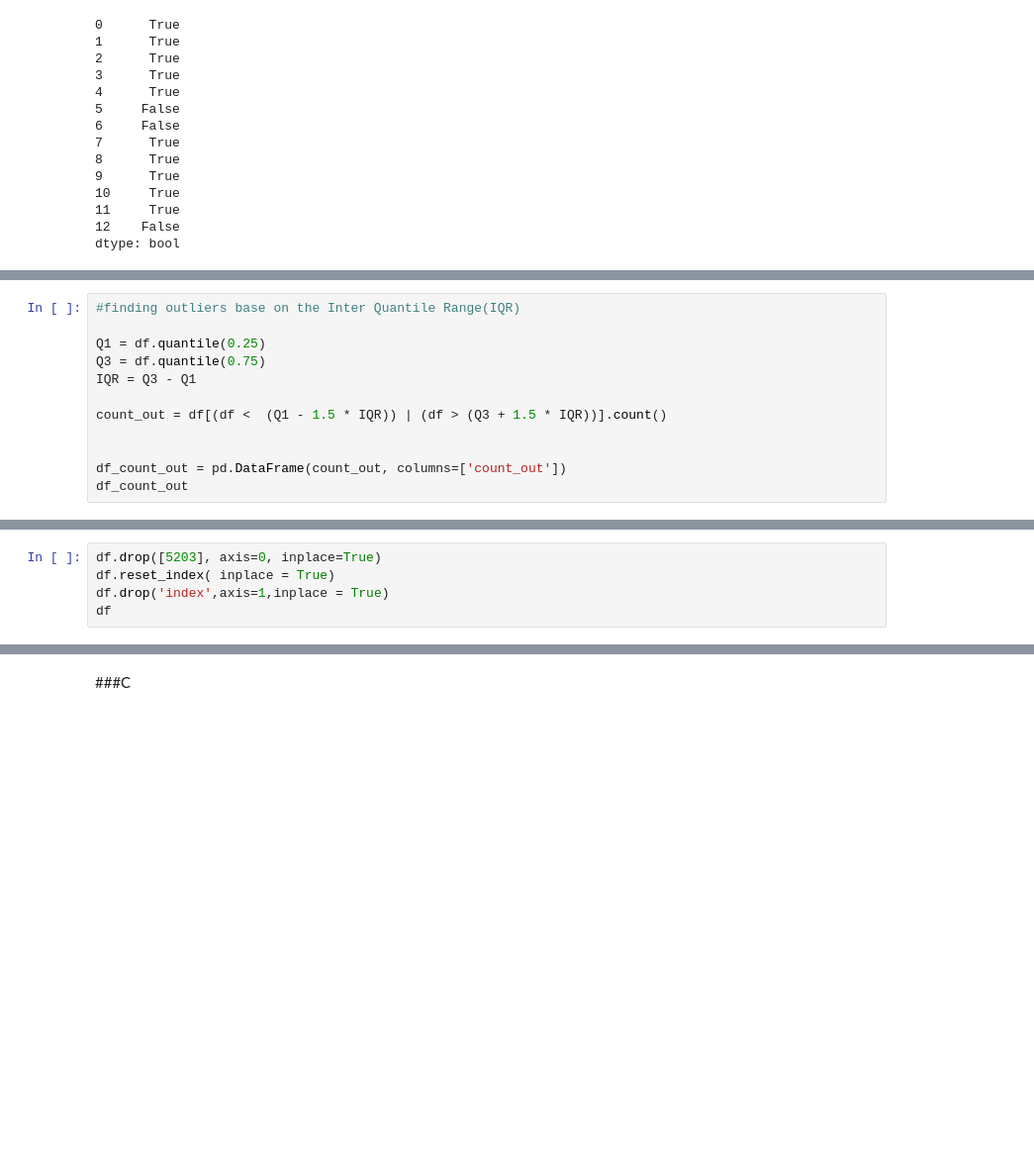
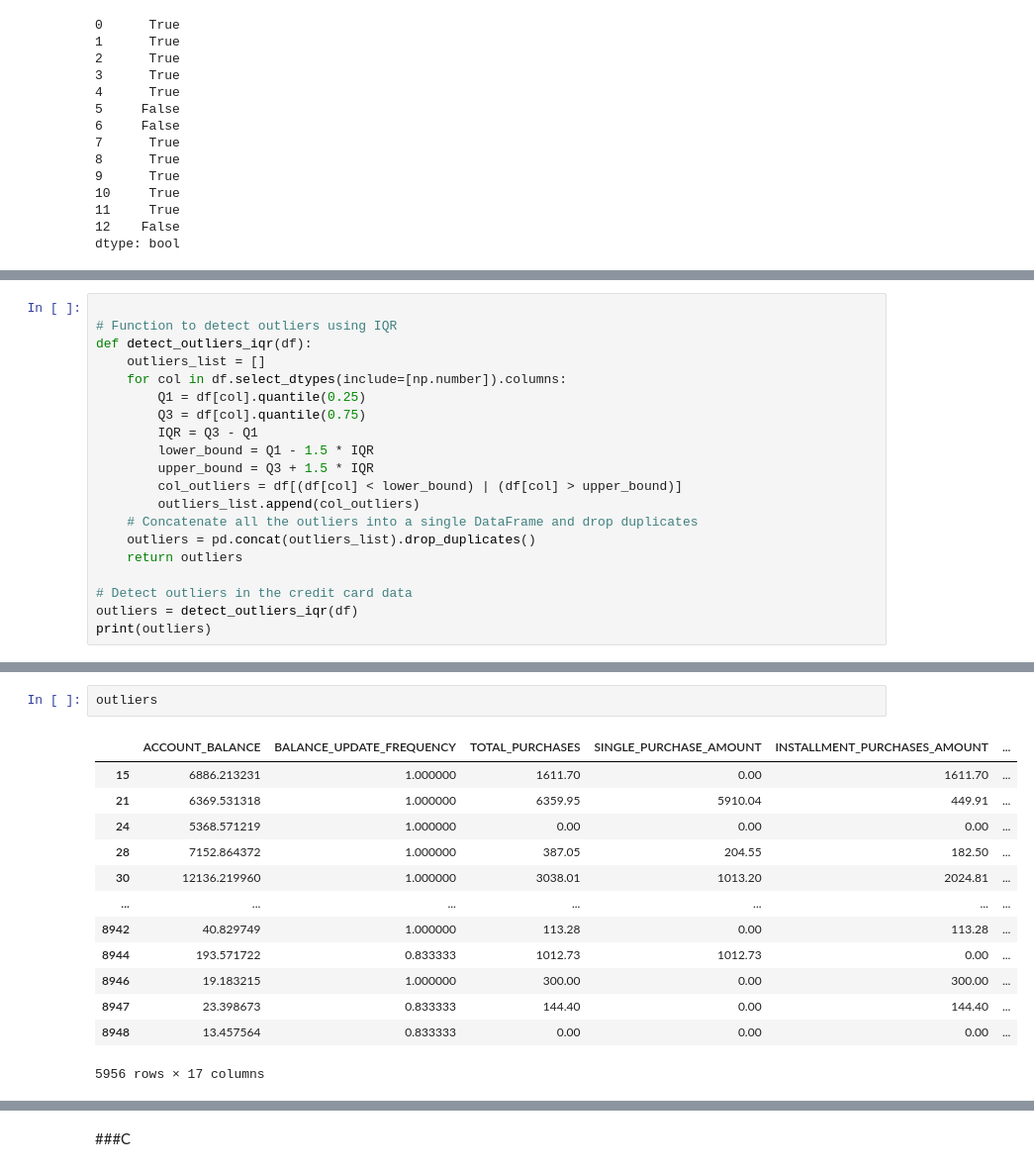
Before and after one commit to garfield-gray/DataMining, a Jupyter notebook: Clustering_Methods.ipynb, the cells around one changed output, grey strips where cells are left out. Shown at 99% size. Saved outputs shown, nothing was run; the diff lists cells and outputs as text; blank space fills up the shorter version.

Commit message:
Playing with data Done

```diff
--- a/Clustering_Methods.ipynb
+++ b/Clustering_Methods.ipynb
@@ -203,12 +148,0 @@ for i in range (len(df.columns)-1):
-# %%
-#finding outliers base on the Inter Quantile Range(IQR)
-
-Q1 = df.quantile(0.25)
-Q3 = df.quantile(0.75)
-IQR = Q3 - Q1
-
-count_out = df[(df <  (Q1 - 1.5 * IQR)) | (df > (Q3 + 1.5 * IQR))].count()
-
-
-df_count_out = pd.DataFrame(count_out, columns=['count_out'])
-df_count_out
@@ -250,5 +148,0 @@ df[nulls_value]
-# %%
-df.drop([5203], axis=0, inplace=True)
-df.reset_index( inplace = True)
-df.drop('index',axis=1,inplace = True)
-df
@@ -268,0 +149,20 @@ df
+# %%
+
+# Function to detect outliers using IQR
+def detect_outliers_iqr(df):
+    outliers_list = []
+    for col in df.select_dtypes(include=[np.number]).columns:
+        Q1 = df[col].quantile(0.25)
+        Q3 = df[col].quantile(0.75)
+        IQR = Q3 - Q1
+        lower_bound = Q1 - 1.5 * IQR
+        upper_bound = Q3 + 1.5 * IQR
+        col_outliers = df[(df[col] < lower_bound) | (df[col] > upper_bound)]
+        outliers_list.append(col_outliers)
+    # Concatenate all the outliers into a single DataFrame and drop duplicates
+    outliers = pd.concat(outliers_list).drop_duplicates()
+    return outliers
+
+# Detect outliers in the credit card data
+outliers = detect_outliers_iqr(df)
+print(outliers)
@@ -268,0 +187,16 @@ df
+# %%
+outliers
+# %% [output]
+|  | ACCOUNT_BALANCE | BALANCE_UPDATE_FREQUENCY | TOTAL_PURCHASES | SINGLE_PURCHASE_AMOUNT | INSTALLMENT_PURCHASES_AMOUNT | ... |
+| 15 | 6886.213231 | 1.000000 | 1611.70 | 0.00 | 1611.70 | ... |
+| 21 | 6369.531318 | 1.000000 | 6359.95 | 5910.04 | 449.91 | ... |
+| 24 | 5368.571219 | 1.000000 | 0.00 | 0.00 | 0.00 | ... |
+| 28 | 7152.864372 | 1.000000 | 387.05 | 204.55 | 182.50 | ... |
+| 30 | 12136.219960 | 1.000000 | 3038.01 | 1013.20 | 2024.81 | ... |
+| ... | ... | ... | ... | ... | ... | ... |
+| 8942 | 40.829749 | 1.000000 | 113.28 | 0.00 | 113.28 | ... |
+| 8944 | 193.571722 | 0.833333 | 1012.73 | 1012.73 | 0.00 | ... |
+| 8946 | 19.183215 | 1.000000 | 300.00 | 0.00 | 300.00 | ... |
+| 8947 | 23.398673 | 0.833333 | 144.40 | 0.00 | 144.40 | ... |
+| 8948 | 13.457564 | 0.833333 | 0.00 | 0.00 | 0.00 | ... |
+5956 rows × 17 columns
```
Also changed, not shown: parts of 14 cells of this notebook.
